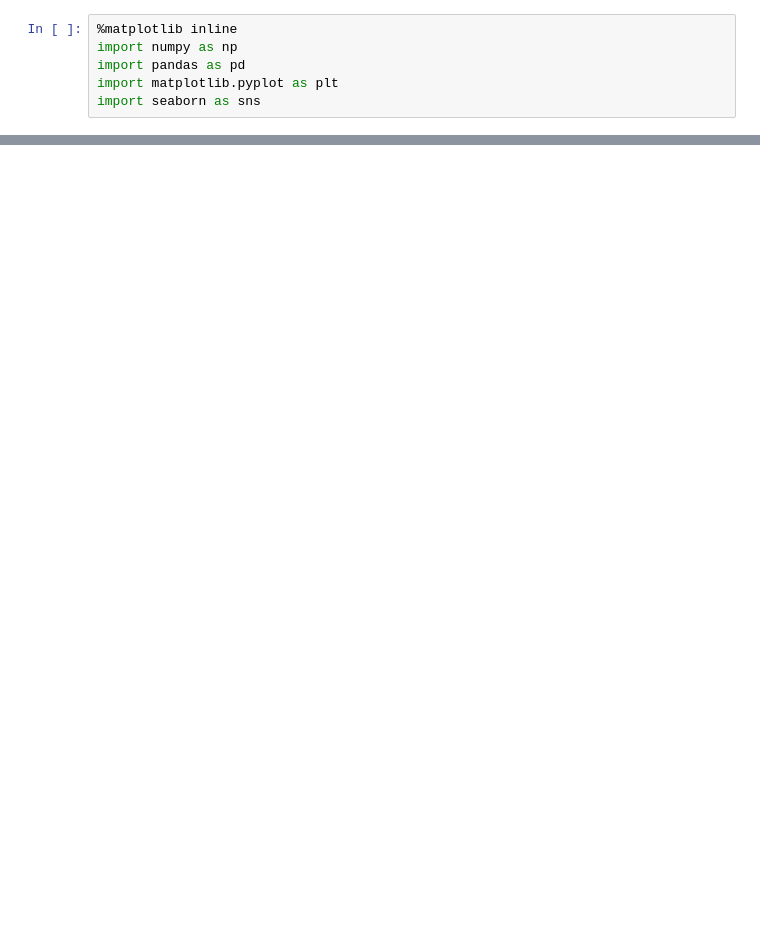
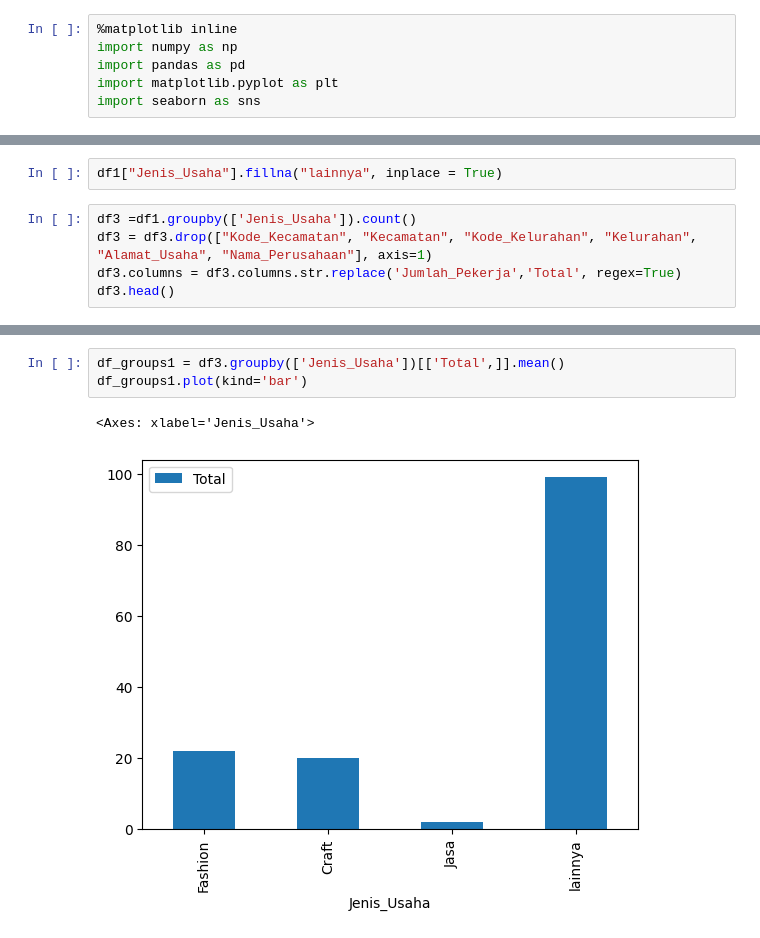
Before and after one commit to AlfiFaiz/data_mining, a Jupyter notebook: kelompok 4.ipynb, the cells around one changed output, grey strips where cells are left out. Cells and saved outputs as stored; diff of their text form; blank space fills up the shorter version.

```diff
--- a/kelompok 4.ipynb
+++ b/kelompok 4.ipynb
@@ -89,0 +170,7 @@ sns.catplot(x="kode_kabupaten_kota", y="jumlah_umkm_keseluruhan", hue="kategori_
+# %%
+df1["Jenis_Usaha"].fillna("lainnya", inplace = True)
+# %%
+df3 =df1.groupby(['Jenis_Usaha']).count()
+df3 = df3.drop(["Kode_Kecamatan", "Kecamatan", "Kode_Kelurahan", "Kelurahan", "Alamat_Usaha", "Nama_Perusahaan"], axis=1)
+df3.columns = df3.columns.str.replace('Jumlah_Pekerja','Total', regex=True)
+df3.head()
@@ -89,0 +184,6 @@ sns.catplot(x="kode_kabupaten_kota", y="jumlah_umkm_keseluruhan", hue="kategori_
+# %%
+df_groups1 = df3.groupby(['Jenis_Usaha'])[['Total',]].mean()
+df_groups1.plot(kind='bar')
+# %% [output]
+<Axes: xlabel='Jenis_Usaha'>
+[figure, added]
```
Also changed, not shown: parts of 26 cells of this notebook, 8 other files.
